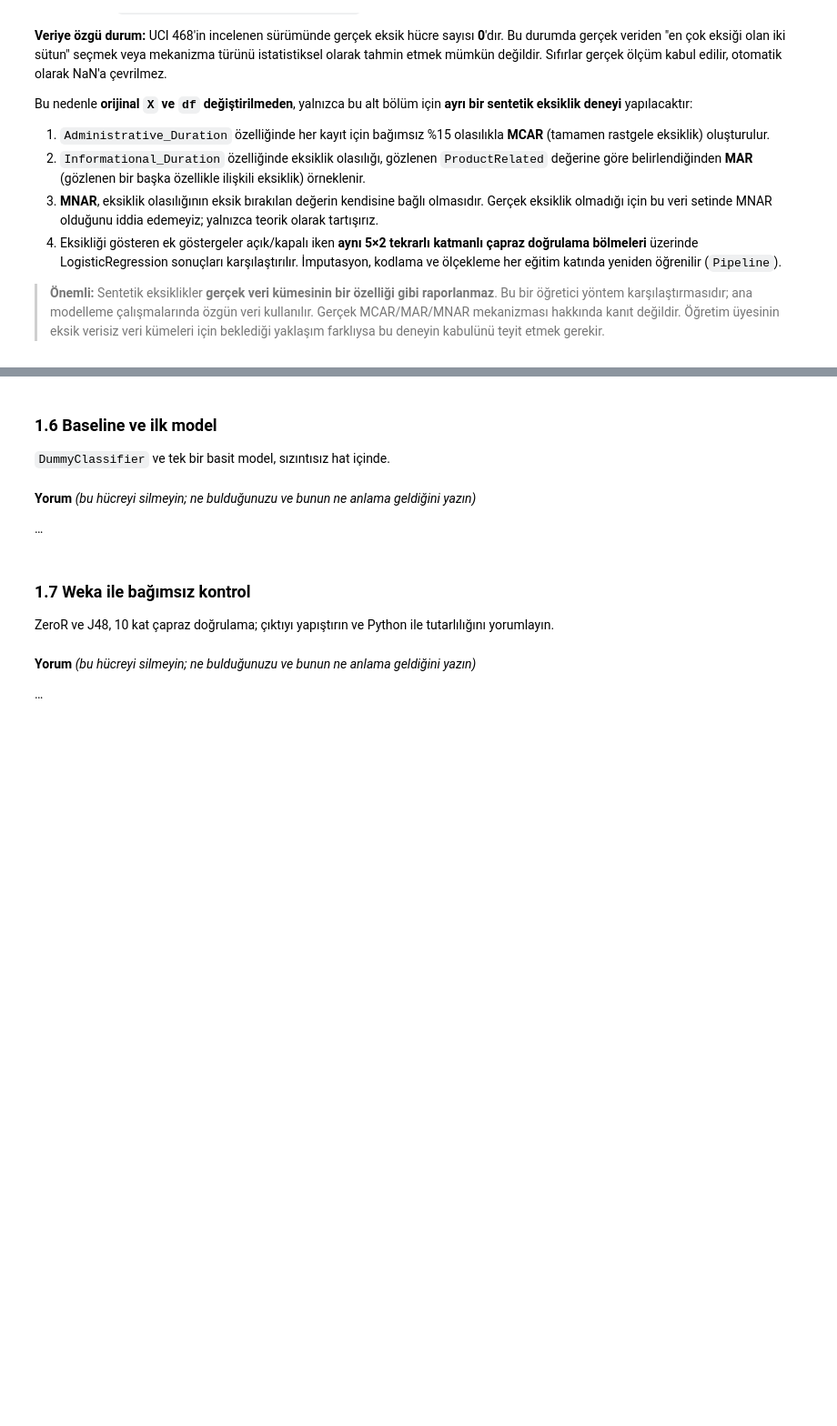
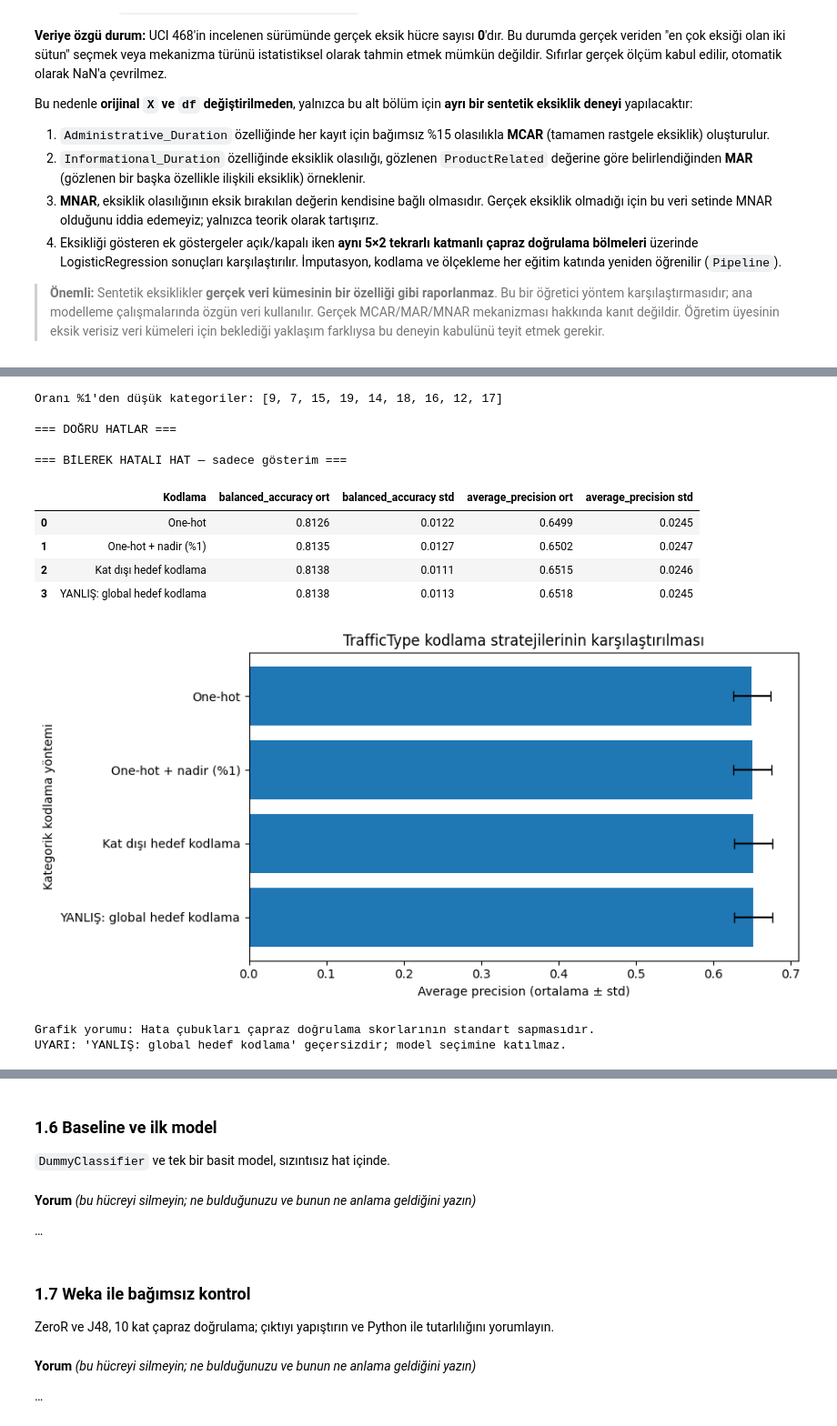
Before and after one commit to Sdesry/Proje1, a Jupyter notebook: proje1/BIL545_Proje1_TekKisi.ipynb, the cells around one changed output, grey strips where cells are left out. Shown at 91% size. Drawn from its saved outputs; the diff is of its cells as text; code cells hidden in the pictures; blank space fills up the shorter version.

Commit message:
feat: save verified section 1.4 results and reproducible leakage experiment 1.5 with outputs

```diff
--- a/proje1/BIL545_Proje1_TekKisi.ipynb
+++ b/proje1/BIL545_Proje1_TekKisi.ipynb
@@ -351,6 +509,6 @@ Tüm seçenekler aynı sayısal/kategorik öznitelikleri, aynı `LogisticRegress
 # %%
 # BÖLÜM 1.4 — KATEGORİK KODLAMA VE KONTROLLÜ SIZINTI GÖSTERİMİ
-# Bu deneyde X, y ve df orijinal halleriyle korunur.
+# X, y ve df değiştirilmez.
 import numpy as np
 import pandas as pd
 import matplotlib.pyplot as plt
@@ -393,7 +551,6 @@ def make_encoder_model(traffic_encoder=None, leaky=False):
         ))
     ])
 
-# Birden fazla yaklaşımın adil karşılaştırması için aynı CV ve ölçütler
 cv_encoding = RepeatedStratifiedKFold(n_splits=5, n_repeats=2, random_state=SEED)
 metrics = {"balanced_accuracy": "balanced_accuracy",
            "average_precision": "average_precision"}
@@ -401,8 +558,8 @@ rows = []
 
 def evaluate_encoding(name, model, features):
     scores = cross_validate(
-        model, features, y,
-        cv=cv_encoding, scoring=metrics, n_jobs=1, error_score="raise"
+        model, features, y, cv=cv_encoding, scoring=metrics,
+        n_jobs=1, error_score="raise"
     )
     result = {"Kodlama": name}
     for key in metrics:
@@ -411,46 +568,32 @@ def evaluate_encoding(name, model, features):
         result[key + " std"] = float(vals.std(ddof=1))
     rows.append(result)
 
-print("\n=== DOĞRU HATLAR (Kodlayıcı sadece eğitim katında öğrenilir) ===")
-evaluate_encoding(
-    "One-hot",
-    make_encoder_model(OneHotEncoder(handle_unknown="ignore")),
-    X
-)
-evaluate_encoding(
-    "One-hot + nadir (%1)",
-    make_encoder_model(
-        OneHotEncoder(handle_unknown="infrequent_if_exist", min_frequency=0.01)
-    ),
-    X
-)
-evaluate_encoding(
-    "Kat dışı hedef kodlama",
-    make_encoder_model(
-        TargetEncoder(target_type="binary", smooth="auto",
-                      cv=5, shuffle=True, random_state=SEED)
-    ),
-    X
-)
+print("\n=== DOĞRU HATLAR ===")
+evaluate_encoding("One-hot",
+                  make_encoder_model(OneHotEncoder(handle_unknown="ignore")), X)
+evaluate_encoding("One-hot + nadir (%1)",
+                  make_encoder_model(OneHotEncoder(
+                      handle_unknown="infrequent_if_exist", min_frequency=0.01
+                  )), X)
+evaluate_encoding("Kat dışı hedef kodlama",
+                  make_encoder_model(TargetEncoder(
+                      target_type="binary", smooth="auto", cv=5,
+                      shuffle=True, random_state=SEED
+                  )), X)
 
-# YANLIŞ DENEY — BİLEREK BÜTÜN VERİ ÜZERİNDE TARGET ENCODING!
-# fit(...).transform(...) tüm hedeflerden ortalama öğrenir ve ardından CV yapar.
-# Böylece dış doğrulama katlarının hedefleri eğitim ön işlemesine sızar.
-print("\n=== BİLEREK HATALI HAT (yalnızca sızıntı göstermek için) ===")
+# YANLIŞ: Tüm veriyle hedef kodlaması dış CV'den önce öğreniliyor.
+# Bu, doğrulama etiketlerini dönüşüme sızdıran geçersiz düzenektir.
+print("\n=== BİLEREK HATALI HAT — sadece gösterim ===")
 global_target_encoder = TargetEncoder(
-    target_type="binary", smooth="auto",
-    cv=5, shuffle=True, random_state=SEED
+    target_type="binary", smooth="auto", cv=5,
+    shuffle=True, random_state=SEED
 )
 global_encoded_traffic = global_target_encoder.fit(
     X[["TrafficType"]], y
 ).transform(X[["TrafficType"]])[:, 0]
 X_leaky = X.drop(columns="TrafficType").copy()
 X_leaky["TrafficType_TE_global"] = global_encoded_traffic
-evaluate_encoding(
-    "YANLIŞ: global hedef kodlama",
-    make_encoder_model(leaky=True),
-    X_leaky
-)
+evaluate_encoding("YANLIŞ: global hedef kodlama", make_encoder_model(leaky=True), X_leaky)
 
 encoding_results = pd.DataFrame(rows)
 for col in encoding_results.columns:
@@ -459,10 +602,8 @@ for col in encoding_results.columns:
 display(encoding_results)
 
 fig, ax = plt.subplots(figsize=(9, 4.5))
-ax.barh(encoding_results["Kodlama"],
-        encoding_results["average_precision ort"],
-        xerr=encoding_results["average_precision std"],
-        capsize=4)
+ax.barh(encoding_results["Kodlama"], encoding_results["average_precision ort"],
+        xerr=encoding_results["average_precision std"], capsize=4)
 ax.invert_yaxis()
 ax.set_xlabel("Average precision (ortalama ± std)")
 ax.set_ylabel("Kategorik kodlama yöntemi")
@@ -470,5 +611,5 @@ ax.set_title("TrafficType kodlama stratejilerinin karşılaştırılması")
 fig.tight_layout()
 plt.show()
 print("Grafik yorumu: Hata çubukları çapraz doğrulama skorlarının standart sapmasıdır.")
-print("UYARI: 'YANLIŞ: global hedef kodlama' satırı geçersiz değerlendirmedir;")
-print("en iyi model seçimine dahil edilmez.")
+print("UYARI: 'YANLIŞ: global hedef kodlama' geçersizdir; model seçimine katılmaz.")
+# %% [output]
@@ -475 +636,14 @@ print("en iyi model seçimine dahil edilmez.")
+Oranı %1'den düşük kategoriler: [9, 7, 15, 19, 14, 18, 16, 12, 17]
+
+=== DOĞRU HATLAR ===
+
+=== BİLEREK HATALI HAT — sadece gösterim ===
+|  | Kodlama | balanced_accuracy ort | balanced_accuracy std | average_precision ort | average_precision std |
+| 0 | One-hot | 0.8126 | 0.0122 | 0.6499 | 0.0245 |
+| 1 | One-hot + nadir (%1) | 0.8135 | 0.0127 | 0.6502 | 0.0247 |
+| 2 | Kat dışı hedef kodlama | 0.8138 | 0.0111 | 0.6515 | 0.0246 |
+| 3 | YANLIŞ: global hedef kodlama | 0.8138 | 0.0113 | 0.6518 | 0.0245 |
+[figure, added]
+Grafik yorumu: Hata çubukları çapraz doğrulama skorlarının standart sapmasıdır.
+UYARI: 'YANLIŞ: global hedef kodlama' geçersizdir; model seçimine katılmaz.
 # %% [markdown]
```
Also changed, not shown: parts of 12 cells of this notebook.
